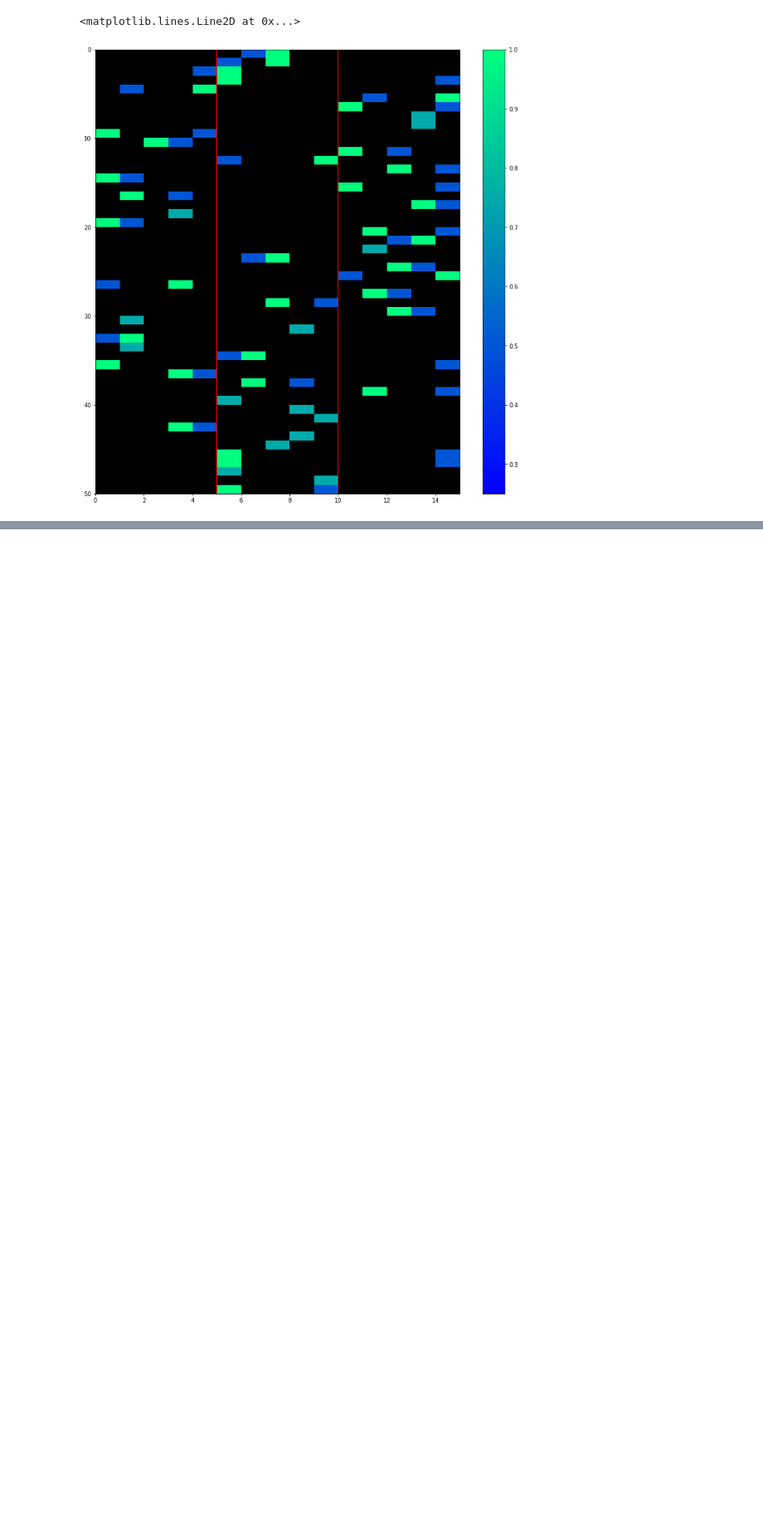
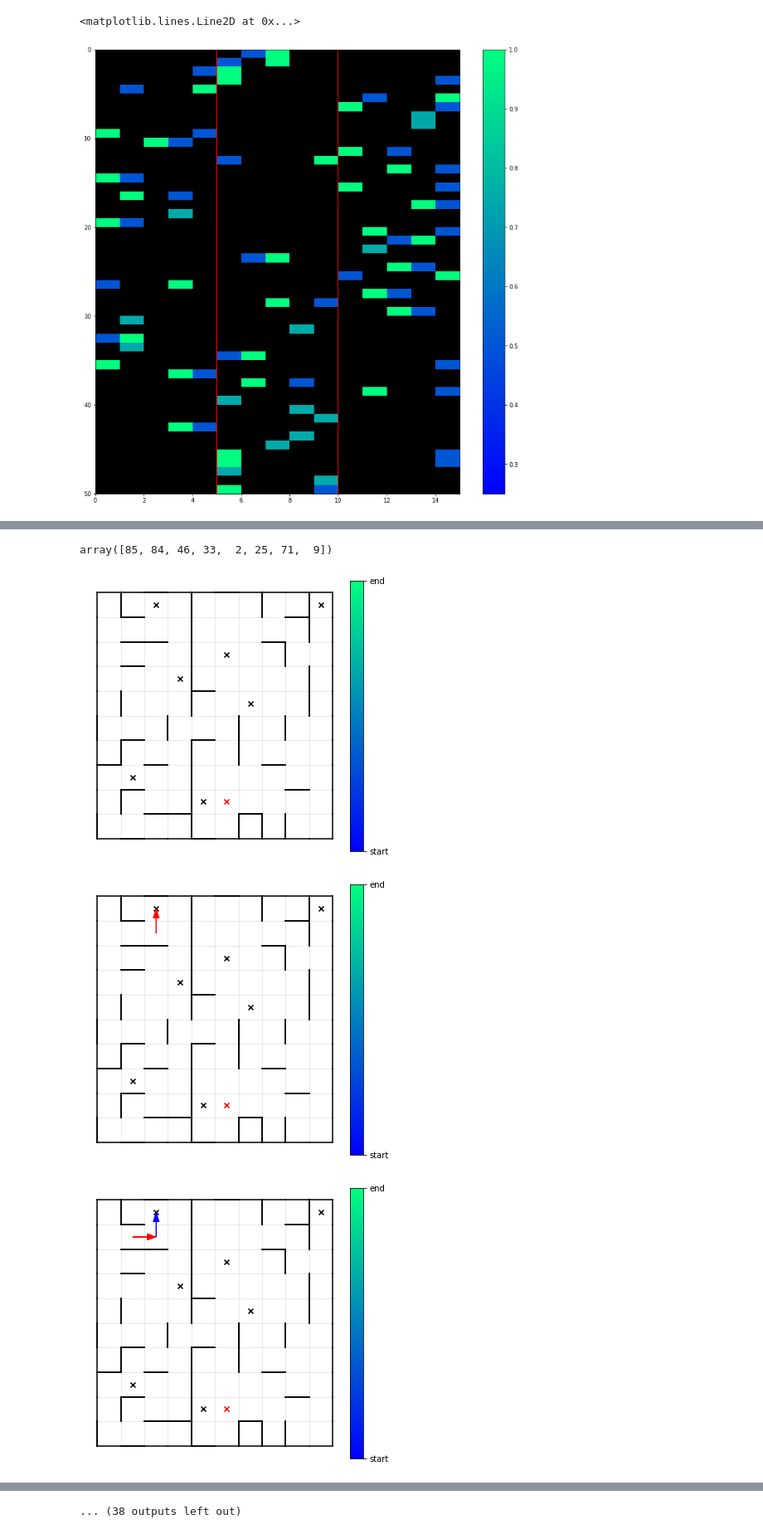
Before and after one commit to Phelixh/prioritisedGeodesic, a Jupyter notebook: In-depth analysis.ipynb, the cells around one changed output, grey strips where cells are left out. Shown at 83% size. Cells and saved outputs as stored; diff of their text form; code cells hidden in the pictures; blank space fills up the shorter version.

```diff
--- a/In-depth analysis.ipynb
+++ b/In-depth analysis.ipynb
@@ -224,0 +329,45 @@ Text(0.5, 1.0, 'alpha = 1')
+# %%
+# Load data
+d = np.load('Data/akam_onestart_0.30.npz', allow_pickle=True)
+
+# Bottleneck enclosure params
+num_states = d['num_states']
+
+# Actual data
+replay_seqs = d['replay_seqs'].astype(int)
+state_needs = d['state_needs']
+trans_needs = d['trans_needs']
+gains = d['gains']
+all_MEVBs = d['all_MEVBs']
+all_DEVBs = d['all_DEVBs']
+backups = d['backups']
+num_replay_steps = replay_seqs.shape[0]
+memories = d['memories']
+arena = d['arena'].item()
+possible_goals = d['possible_goals']
+# %%
+possible_goals
+# %% [output]
+array([85, 84, 46, 33,  2, 25, 71,  9])
+# %%
+# Plot the replayed experiences
+plot_steps = 50
+for i in range(plot_steps):
+    fig, ax = plt.subplots(1, 1, figsize=(6,6))
+    plot_replay(arena, np.array(replay_seqs)[:i], ax=ax)
+    ax.set_xticklabels([])
+    ax.set_yticklabels([])
+    ax.get_xaxis().set_visible(False)
+    ax.get_yaxis().set_visible(False)
+    ax.axis('off')
+    for gdx, goal in enumerate(possible_goals):
+        row, col = oned_twod(goal, arena.width, arena.height)
+        if gdx == 0:
+            ax.scatter((col + 0.5), (row + 0.5), marker='x', color='r')
+        else:
+            ax.scatter((col + 0.5), (row + 0.5), marker='x', color='k')
+    plt.show()
+# %% [output]
+[figure, added]
+[figure, added]
+[figure, added]
@@ -224,0 +383 @@ Text(0.5, 1.0, 'alpha = 1')
+... (38 outputs left out)
```
Also changed, not shown: parts of 6 cells of this notebook, 6 other files.
